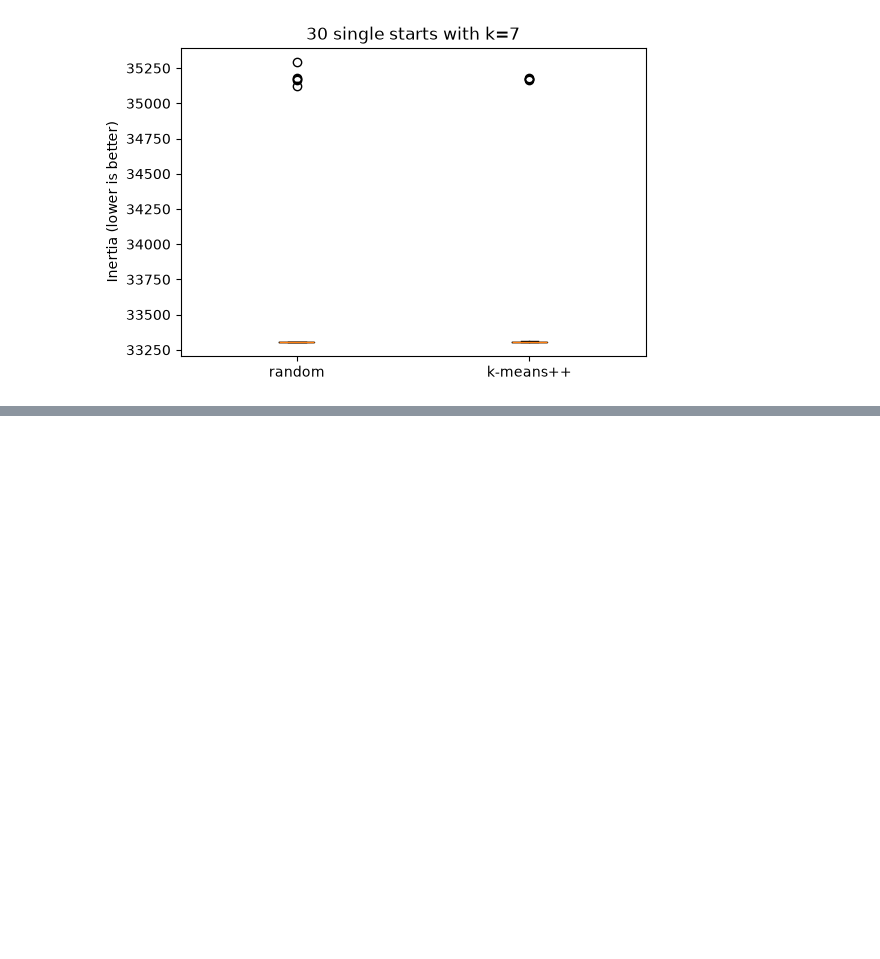
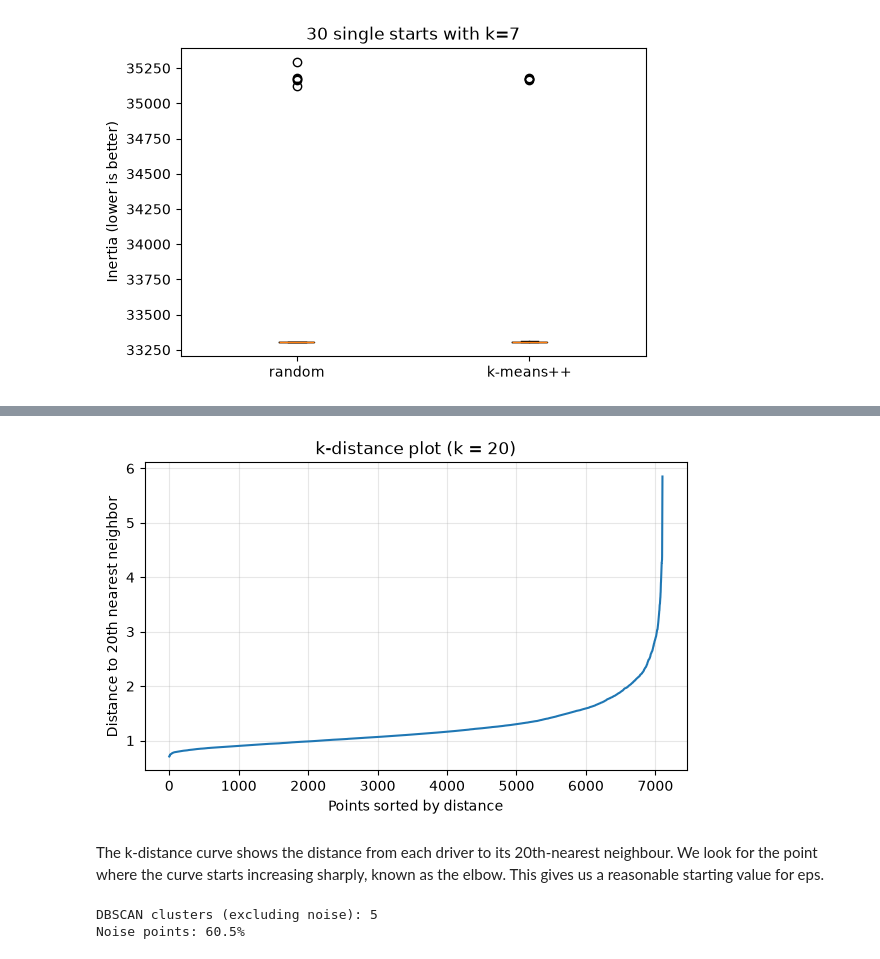
Before and after one commit to dumitritamacarenco/Introduction-to-Business-Analytics---Project-, a Jupyter notebook: ev_charging_palo_alto.ipynb, the cells around one changed output, grey strips where cells are left out. Drawn from its saved outputs; the diff is of its cells as text; code cells hidden in the pictures; blank space fills up the shorter version.

Commit message:
Add DBSCAN clustring

```diff
--- a/ev_charging_palo_alto.ipynb
+++ b/ev_charging_palo_alto.ipynb
@@ -1231,0 +1236,34 @@ plt.show()
+# %%
+min_samples = 20
+nn = NearestNeighbors(n_neighbors=min_samples)
+nn.fit(X_scaled)
+
+distances, _ = nn.kneighbors(X_scaled)
+k_distances = np.sort(distances[:, -1])
+
+plt.figure(figsize=(7, 4))
+plt.plot(k_distances)
+plt.title(f"k-distance plot (k = {min_samples})")
+plt.xlabel("Points sorted by distance")
+plt.ylabel(f"Distance to {min_samples}th nearest neighbor")
+plt.grid(alpha=0.3)
+plt.show()
+# %% [output]
+[figure, added]
+# %% [markdown]
+The k-distance curve shows the distance from each driver to its 20th-nearest neighbour. We look for the point where the curve starts increasing sharply, known as the elbow. This gives us a reasonable starting value for eps.
+# %%
+eps = 0.9
+db = DBSCAN(eps=eps, min_samples=min_samples)
+db_labels = db.fit_predict(X_scaled)
+
+user_features["DBSCAN_Cluster"] = db_labels
+
+n_clusters = len(set(db_labels)) - (1 if -1 in db_labels else 0)
+noise_pct = (db_labels == -1).mean() * 100
+
+print(f"DBSCAN clusters (excluding noise): {n_clusters}")
+print(f"Noise points: {noise_pct:.1f}%")
+# %% [output]
+DBSCAN clusters (excluding noise): 5
+Noise points: 60.5%
```
Also changed, not shown: parts of 8 cells of this notebook.
